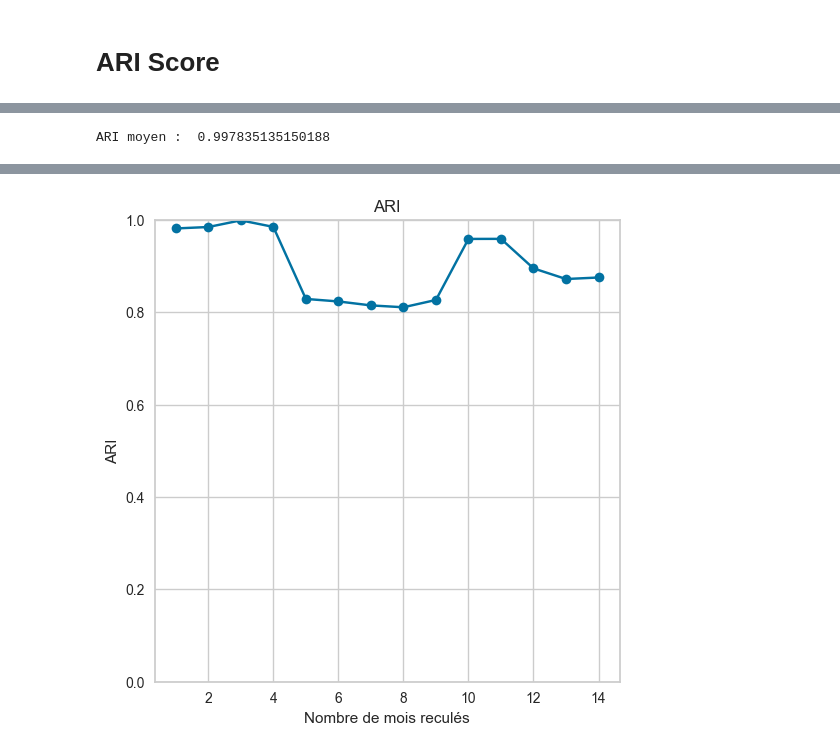
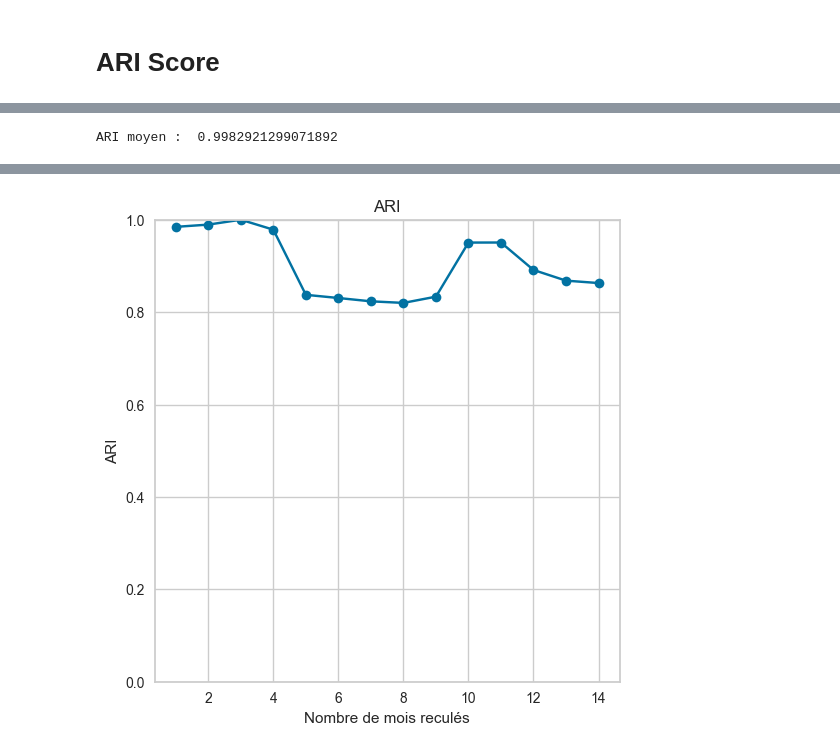
Before and after one commit to LucileRb/customer_segmentation, a Jupyter notebook: Clustering_dataset_reduit.ipynb, the cells around one changed output, grey strips where cells are left out. Drawn from its saved outputs; the diff is of its cells as text; code cells hidden in the pictures.

```diff
--- a/Clustering_dataset_reduit.ipynb
+++ b/Clustering_dataset_reduit.ipynb
@@ -538,7 +573,7 @@ fig = plt.figure(1, figsize = (28, 28)) # un peu gros, à réduire
 
 # Trace un radar chart pour chaque segment
 for i, segment in enumerate(df_clusters['cluster_num'].unique()):
-    ax = fig.add_subplot(2, 4, i + 1, polar = True)
+    ax = fig.add_subplot(2, 2, i + 1, polar = True)
     ax.set_theta_offset(pi / 2)
     ax.set_theta_direction(-1)
     ax.set_rlabel_position(0)
@@ -1094,12 +1186,9 @@ Index(['product_nb', 'product_description_lenght', 'product_weight_g',
 # sujet sur l'integration des nouveaux clients dans le calcul du score ARI
 # calculer score ari par rapport à t0
 # %%
-from sklearn.metrics.cluster import adjusted_rand_score
-from sklearn.preprocessing import QuantileTransformer
-from sklearn.preprocessing import MinMaxScaler
-from sklearn.cluster import KMeans
 
-data_cluster = df_date[['product_nb', 'product_description_lenght', 'product_weight_g',
+
+data_cluster = df_date[['Count', 'order_item_id', 'product_description_lenght', 'product_weight_g',
        'payment_sequential', 'payment_installments', 'payment_value', 'review']].copy()
 
 #data_cluster['paye_par_commande'] = QuantileTransformer(n_quantiles = 5).fit_transform(np.array(data_cluster['paye_par_commande']).reshape(-1, 1))
@@ -1124,7 +1213,7 @@ for cle in dict_km.keys():
 
 print('ARI moyen : ', np.array(stab_clust).mean())
 # %% [output]
-ARI moyen :  0.997835135150188
+ARI moyen :  0.9982921299071892
 # %%
 # entrainement du premier modele
 date_fin = pd.to_datetime('2018-05-31')
@@ -1133,7 +1222,7 @@ date_debut = date_fin - pd.Timedelta(days = 180)
 filter_date = (df_ari['Date_achat'] > date_debut) &  (df_ari['Date_achat'] < date_fin)
 df_trim = df_ari[filter_date].copy()
 
-data_cluster = df_trim[['product_nb', 'product_description_lenght', 'product_weight_g',
+data_cluster = df_trim[['Count', 'order_item_id', 'product_description_lenght', 'product_weight_g',
        'payment_sequential', 'payment_installments', 'payment_value', 'review']].copy()
 
 X_std = MinMaxScaler().fit_transform(data_cluster)
@@ -1149,13 +1238,13 @@ date_fin = pd.to_datetime('2018-06-30')
 filter_date = (df_ari['Date_achat']>date_debut) &  (df_ari['Date_achat']<date_fin)
 df_trim = df_ari[filter_date].copy()
 
-data_cluster = df_trim[['product_nb', 'product_description_lenght', 'product_weight_g',
+data_cluster = df_trim[['Count', 'order_item_id', 'product_description_lenght', 'product_weight_g',
        'payment_sequential', 'payment_installments', 'payment_value', 'review']].copy()
 
 X_std = MinMaxScaler().fit_transform(data_cluster)
 data_cluster['cluster'] = km.predict(X_std)
 # %%
-from sklearn.metrics.cluster import adjusted_rand_score
+
 
 date_fin = pd.to_datetime('2018-08-29')
 date_debut = date_fin - pd.Timedelta(days = 180)
@@ -1168,15 +1257,8 @@ for i in range(1, 15):
     filter_date = (df_ari['Date_achat'] > date_new) &  (df_ari['Date_achat'] < date_new_fin)
     df_trim = df_ari[filter_date].copy()
 
-    data_cluster_range = df_trim[['product_nb', 'product_description_lenght', 'product_weight_g',
+    data_cluster_range = df_trim[['Count', 'order_item_id', 'product_description_lenght', 'product_weight_g',
        'payment_sequential', 'payment_installments', 'payment_value', 'review']].copy()
-
-    #data_cluster_range.paye_par_commande = np.log1p(data_cluster_range.paye_par_commande)
-    #data_cluster_range.delai_jours = np.log1p(data_cluster_range.delai_jours)
-
-    #data_cluster_range['paye_par_commande'] = QuantileTransformer(n_quantiles=5).fit_transform(np.array(data_cluster_range['paye_par_commande']).reshape(-1, 1))
-    #data_cluster_range['date_commande'] = QuantileTransformer(n_quantiles=5).fit_transform(np.array(data_cluster_range['date_commande']).reshape(-1, 1))
-    #data_cluster_range['delai_jours'] = QuantileTransformer(n_quantiles=5).fit_transform(np.array(data_cluster_range['delai_jours']).reshape(-1, 1))
 
     X_std_range = MinMaxScaler().fit_transform(data_cluster_range)
 
@@ -1184,7 +1266,6 @@ for i in range(1, 15):
     km_range.fit(X_std_range)
 
     data_cluster['cluster_predit'] = km_range.predict(X_std)
-
 
     sc_ari = adjusted_rand_score(data_cluster['cluster_predit'], data_cluster['cluster'])
     print(i, date_new, date_new_fin, sc_ari)
@@ -1216,3 +1297,3 @@ plt.show()
-[figure, old version]
+[figure, new version]
 # %%
 # axe de reflexion (mais à ne pas faire ici) -> mettre à jour la base client au fur et à mesure de l'avancée dans le temps pour les clients qui font plusieurs commandes
```
Also changed, not shown: parts of 72 cells of this notebook, 2 other files.
